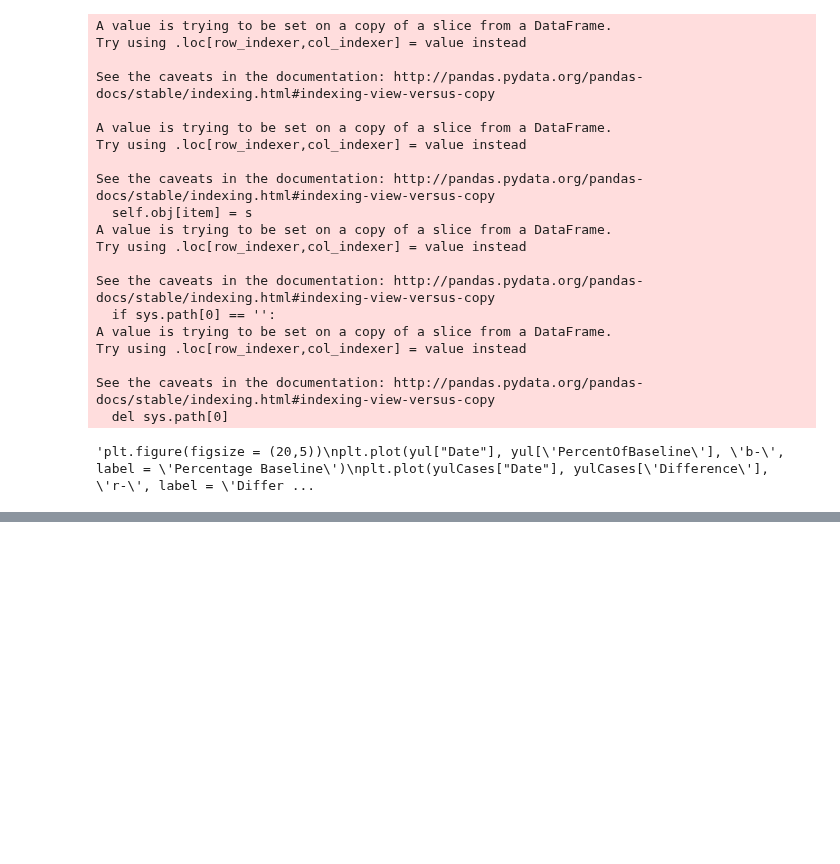
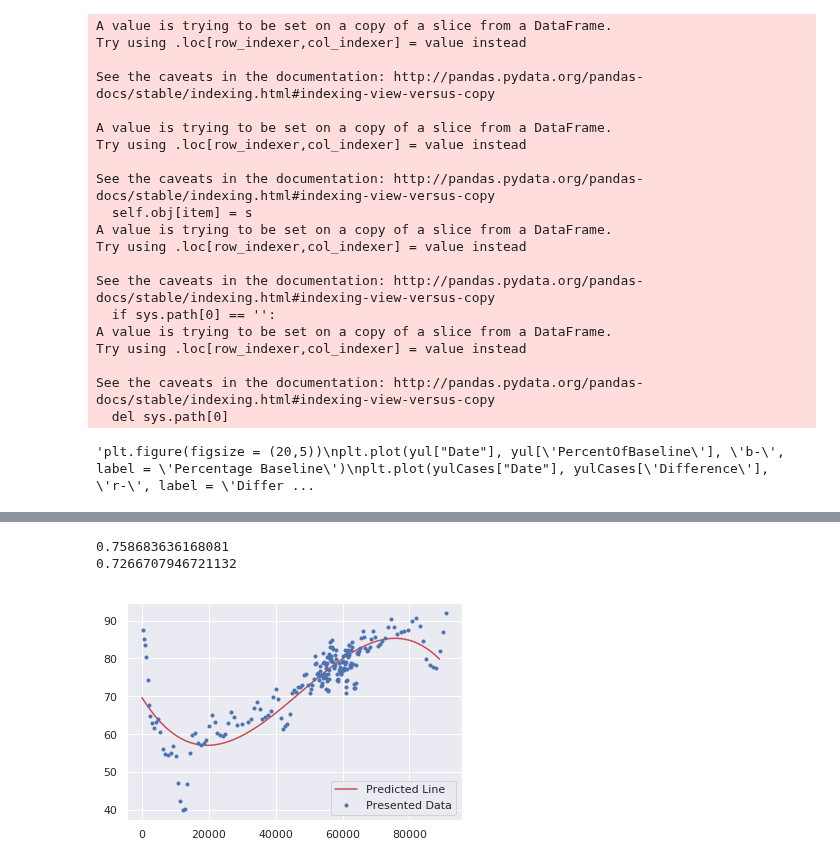
Before and after one commit to clement-ip/covid-airport-travel, a Jupyter notebook: analyzeYUL.ipynb, the cells around one changed output, grey strips where cells are left out. Cells and saved outputs as stored; diff of their text form; code cells hidden in the pictures; blank space fills up the shorter version.

```diff
--- a/analyzeYUL.ipynb
+++ b/analyzeYUL.ipynb
@@ -148,3 +142,26 @@ plt.plot(linearX, reg.slope*linearX + reg.intercept,'r-')
 [<matplotlib.lines.Line2D at 0x...>]
 [figure]
+# %%
+X = np.stack([confirmX], axis =1)
+X_train,X_valid,y_train,y_valid = train_test_split(X,y)
+# %%
+ # Poly Regress
+model = make_pipeline(
+    PolynomialFeatures(degree=3, include_bias=True),
+    LinearRegression(fit_intercept=False)
+)
+
+model.fit(X_train, y_train)
+
+linearX = np.linspace(0,max(X_train)).reshape(-1, 1) #maybe change params
+plt.plot(linearX, model.predict(linearX), 'r-', label = "Predicted Line")
+plt.plot(X, y, 'b.', label = 'Presented Data')
+plt.legend()
+
+print(model.score(X_train, y_train))
+print(model.score(X_valid, y_valid))
+# %% [output]
+0.758683636168081
+0.7266707946721132
+[figure, added]
 # %%
```
Also changed, not shown: parts of 10 cells of this notebook.
